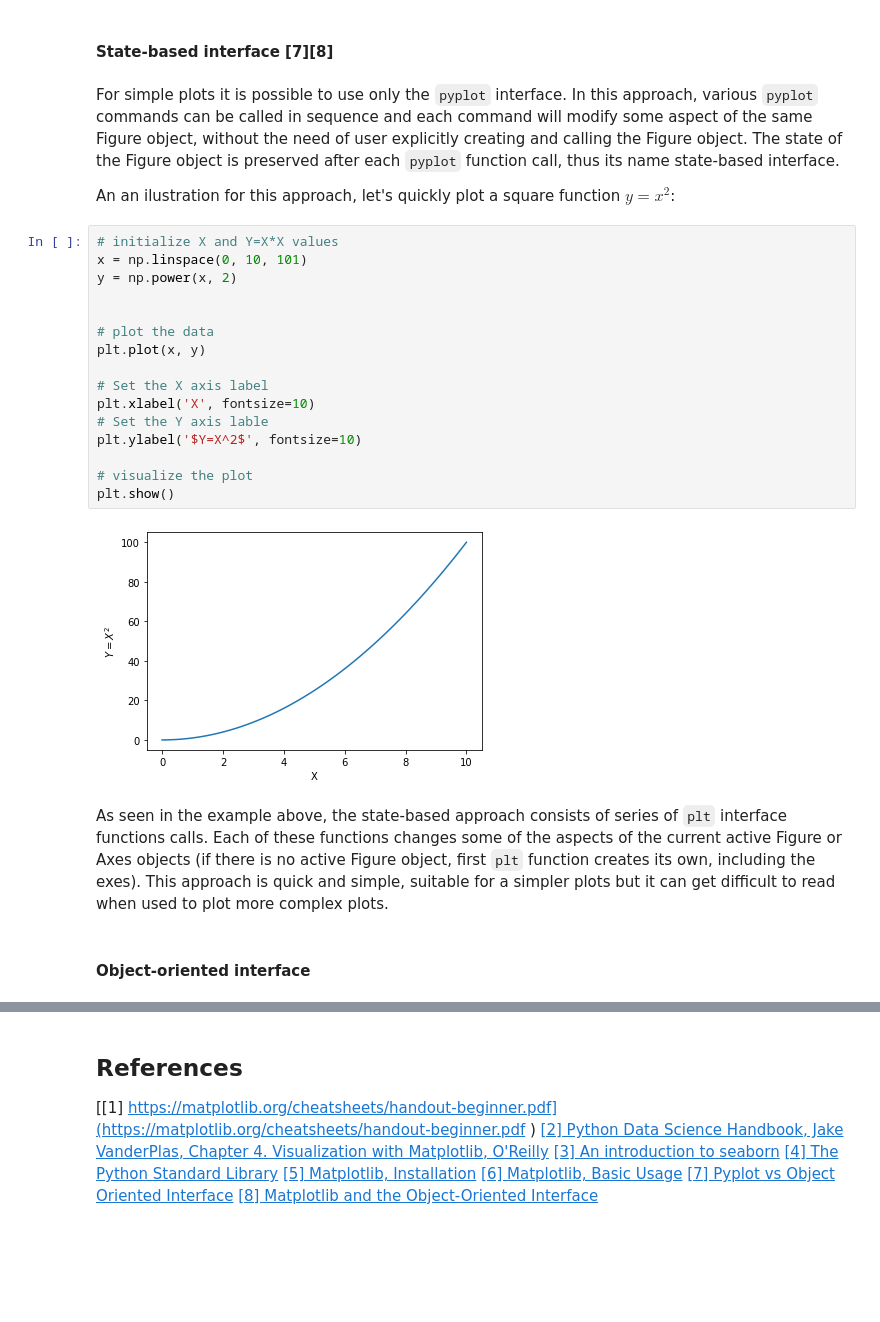
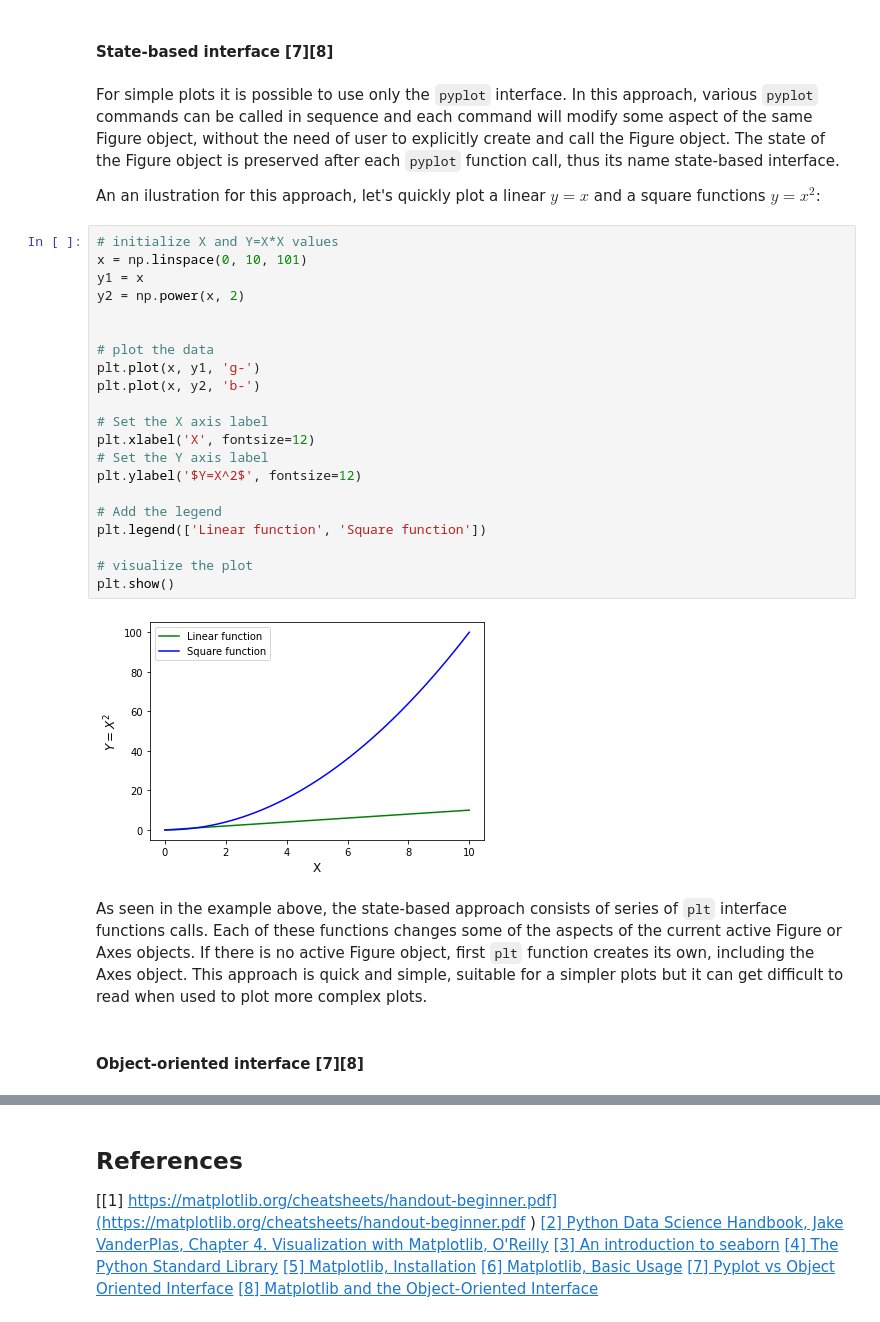
Before and after one commit to przemekbil/FoDA_2021, a Jupyter notebook: pyplot.ipynb, the cells around one changed output, grey strips where cells are left out. Cells and saved outputs as stored; diff of their text form; blank space fills up the shorter version.

````diff
--- a/pyplot.ipynb
+++ b/pyplot.ipynb
@@ -64,28 +64,33 @@ Matplotlib is an object-oriented package and its principal objects are the Figur
 # %% [markdown]
 #### State-based interface [7][8]
 # %% [markdown]
-For simple plots it is possible to use only the ```pyplot``` interface. In this approach, various ```pyplot``` commands can be called in sequence and each command will modify some aspect of the same Figure object, without the need of user explicitly creating and calling the Figure object. The state of the Figure object is preserved after each ```pyplot``` function call, thus its name state-based interface.
+For simple plots it is possible to use only the ```pyplot``` interface. In this approach, various ```pyplot``` commands can be called in sequence and each command will modify some aspect of the same Figure object, without the need of user to explicitly create and call the Figure object. The state of the Figure object is preserved after each ```pyplot``` function call, thus its name state-based interface.
 
-An an ilustration for this approach, let's quickly plot a square function $y=x^2$:
+An an ilustration for this approach, let's quickly plot a linear $y=x$ and a square functions $y=x^2$:
 # %%
 # initialize X and Y=X*X values
 x = np.linspace(0, 10, 101)
-y = np.power(x, 2)
+y1 = x
+y2 = np.power(x, 2)
 
 
 # plot the data
-plt.plot(x, y)
+plt.plot(x, y1, 'g-')
+plt.plot(x, y2, 'b-')
 
 # Set the X axis label
-plt.xlabel('X', fontsize=10)
-# Set the Y axis lable
-plt.ylabel('$Y=X^2$', fontsize=10)
+plt.xlabel('X', fontsize=12)
+# Set the Y axis label
+plt.ylabel('$Y=X^2$', fontsize=12)
+
+# Add the legend
+plt.legend(['Linear function', 'Square function'])
 
 # visualize the plot
 plt.show()
 # %% [output]
-[figure, old version]
+[figure, new version]
 # %% [markdown]
-As seen in the example above, the state-based approach consists of series of ```plt``` interface functions calls. Each of these functions changes some of the aspects of the current active Figure or Axes objects (if there is no active Figure object, first ```plt``` function creates its own, including the exes). This approach is quick and simple, suitable for a simpler plots but it can get difficult to read when used to plot more complex plots.
+As seen in the example above, the state-based approach consists of series of ```plt``` interface functions calls. Each of these functions changes some of the aspects of the current active Figure or Axes objects. If there is no active Figure object, first ```plt``` function creates its own, including the Axes object. This approach is quick and simple, suitable for a simpler plots but it can get difficult to read when used to plot more complex plots.
 # %% [markdown]
-#### Object-oriented interface
+#### Object-oriented interface [7][8]
````
Also changed, not shown: parts of 4 cells of this notebook.
